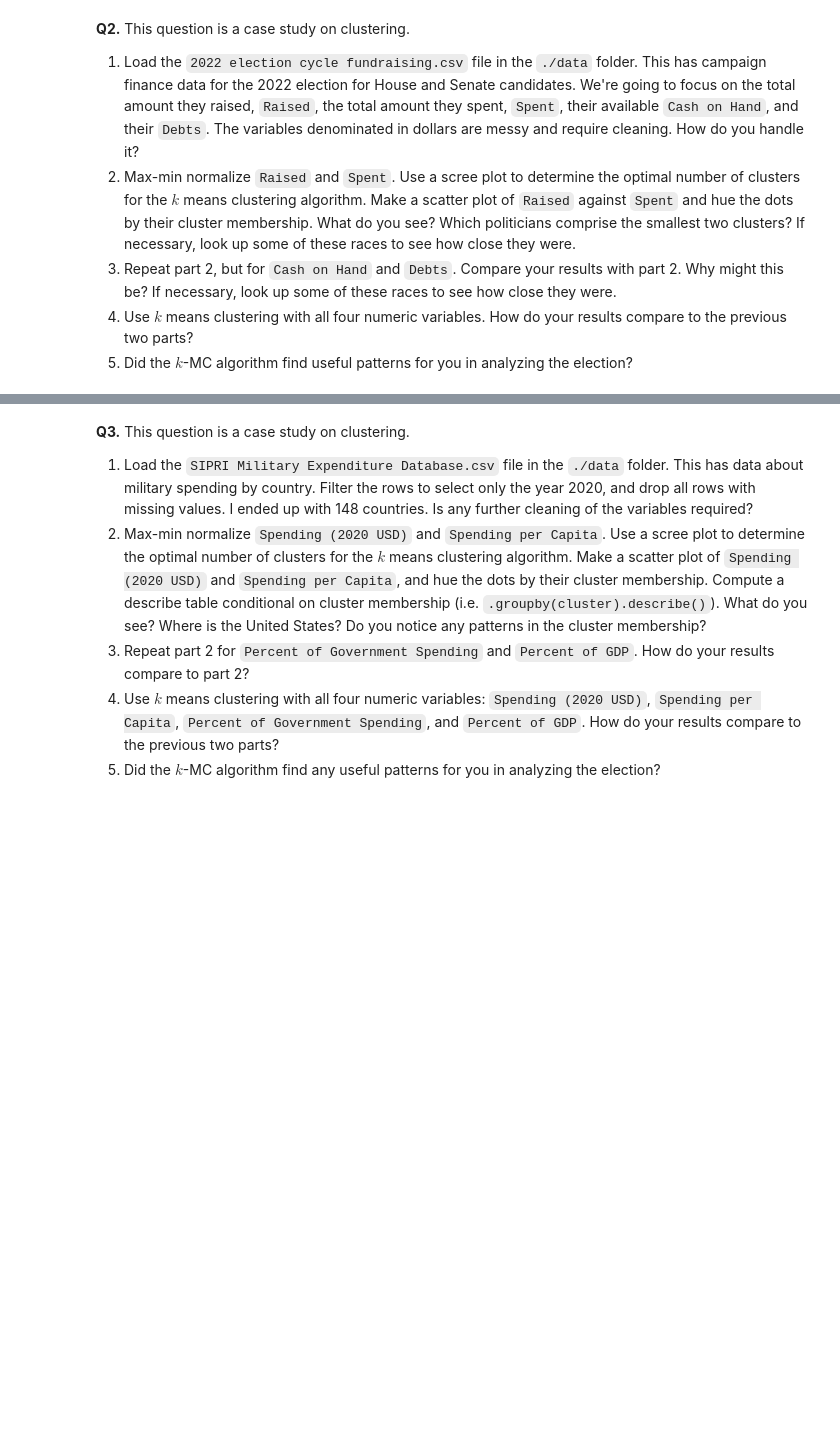
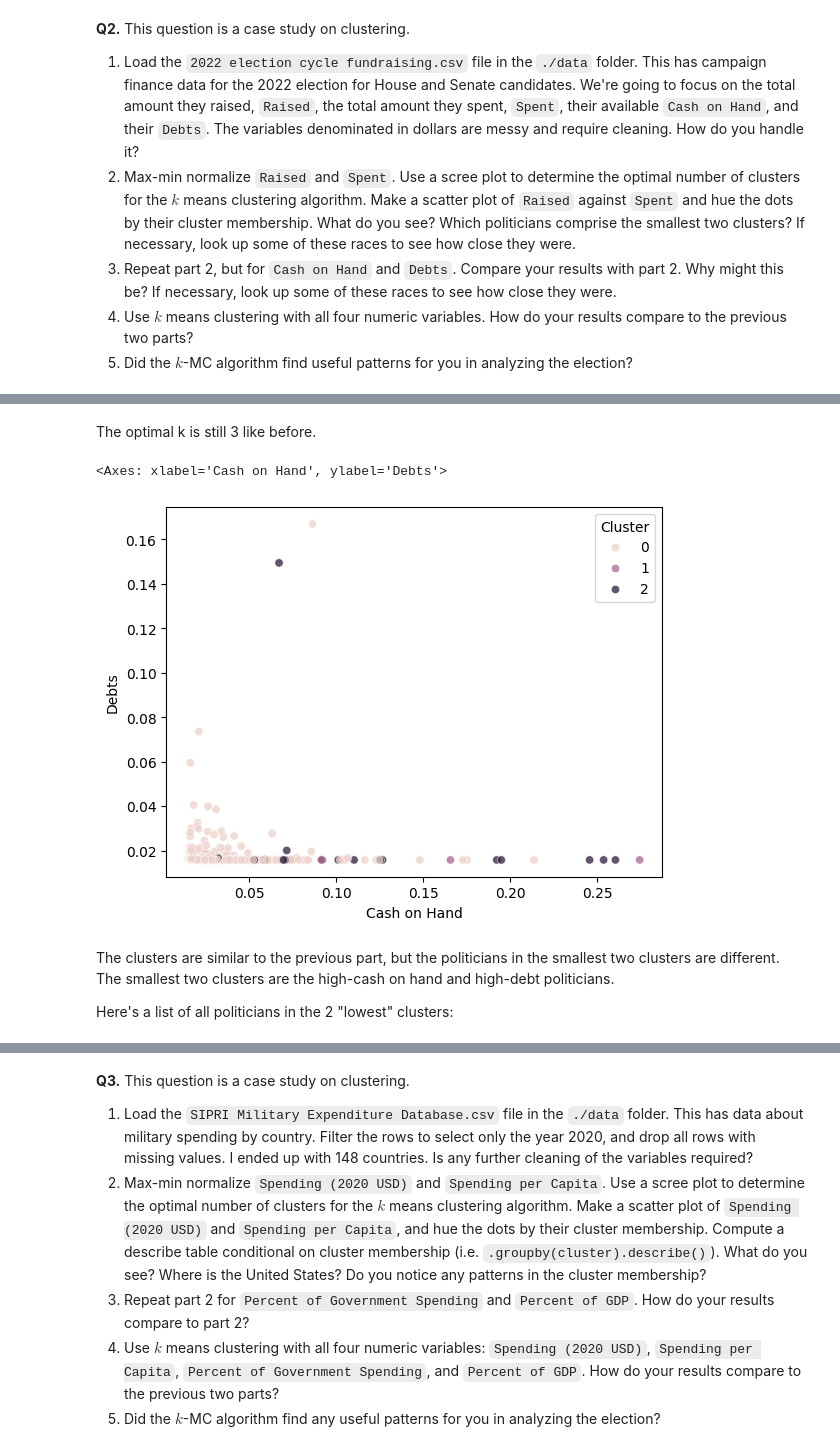
Before and after one commit to kayla-hekim/clustering, a Jupyter notebook: assignment/assignment_clustering.ipynb, the cells around one changed output, grey strips where cells are left out. Saved outputs shown, nothing was run; the diff lists cells and outputs as text; code cells hidden in the pictures; blank space fills up the shorter version.

```diff
--- a/assignment/assignment_clustering.ipynb
+++ b/assignment/assignment_clustering.ipynb
@@ -139,0 +259,14 @@ For the examples of the noise being 0.125 in the example above, we might choose
+# %% [markdown]
+The optimal k is still 3 like before.
+# %%
+kmeans = KMeans(n_clusters=3, random_state=100, n_init=10)
+norm_fund["Cluster"] = kmeans.fit_predict(norm_fund)
+
+sns.scatterplot(data=norm_fund, x='Cash on Hand', y='Debts', hue='Cluster', alpha=0.75)
+# %% [output]
+<Axes: xlabel='Cash on Hand', ylabel='Debts'>
+[figure, added]
+# %% [markdown]
+The clusters are similar to the previous part, but the politicians in the smallest two clusters are different. The smallest two clusters are the high-cash on hand and high-debt politicians.
+
+Here's a list of all politicians in the 2 "lowest" clusters:
```
Also changed, not shown: parts of 19 cells of this notebook.
